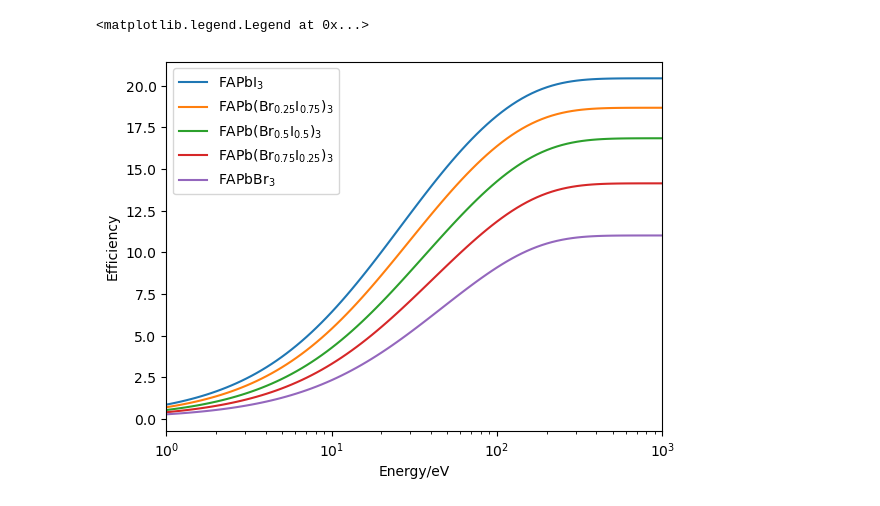
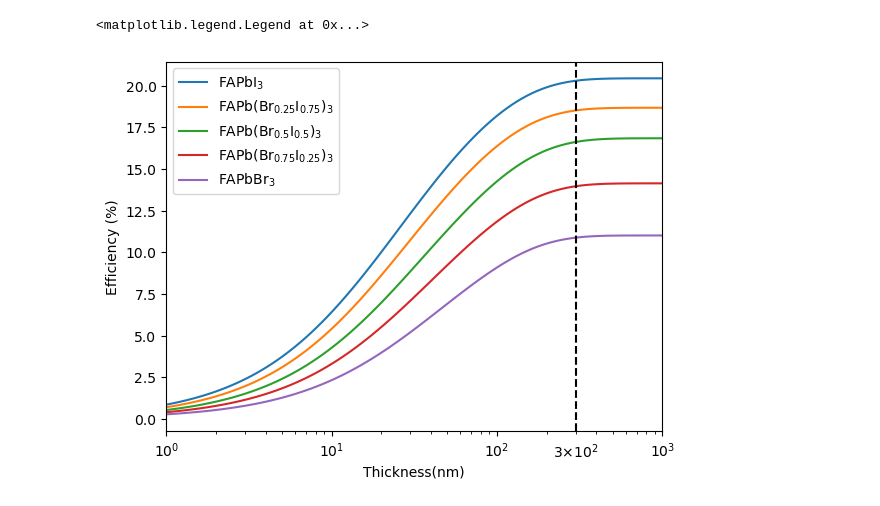
Before and after one commit to SAMAece/Jupyterlab, a Jupyter notebook: Used/optical/SLME_supercell.ipynb, the cells around one changed output. Saved outputs shown, nothing was run; the diff lists cells and outputs as text; code cells hidden in the pictures.

```diff
--- a/Used/optical/SLME_supercell.ipynb
+++ b/Used/optical/SLME_supercell.ipynb
@@ -62,33 +62,35 @@ materials = {
     #    "indir": 2.472,
     #    "folder": "./Br10I2/",
     #},
     #"Br11I1": {
     #    "dir": 2.531,
     #    "indir": 2.531,
     #    "folder": "./Br11I1/",
     #},
     "FAPbBr$_3$": {
         "dir": 2.587,
         "indir": 2.587,
         "folder": "./Br12I0/",
     },
 }
 
 for material, material_data in materials.items():
     data = np.loadtxt(material_data["folder"] + 'absorption.dat', delimiter=' ')
     energy = data[:,0]
     alpha_cm = data[:,1]
     effSlm = []
     for i in thickness:
         eff = data = slme.slme(energy,alpha_cm,material_data["dir"],material_data["indir"],thickness=i,absorbance_in_inverse_centimeters=True)
         effSlm.append(eff)
     plt.plot(thickness_nm, effSlm, label = material)
 
+plt.axvline(x=300, linestyle='--', color = 'black')
+plt.annotate(r'3$\times$10$^2$', xy=(300, 0), xytext=(300, -2.3), ha='center', color='black')
 plt.xscale('log')
 plt.margins(x=0)
-plt.xlabel("Energy/eV")
-plt.ylabel("Efficiency")
+plt.xlabel("Thickness(nm)")
+plt.ylabel("Efficiency (%)")
 plt.legend()
 # %% [output]
 <matplotlib.legend.Legend at 0x...>
-[figure, old version]
+[figure, new version]
```
Also changed, not shown: 22 other files.
